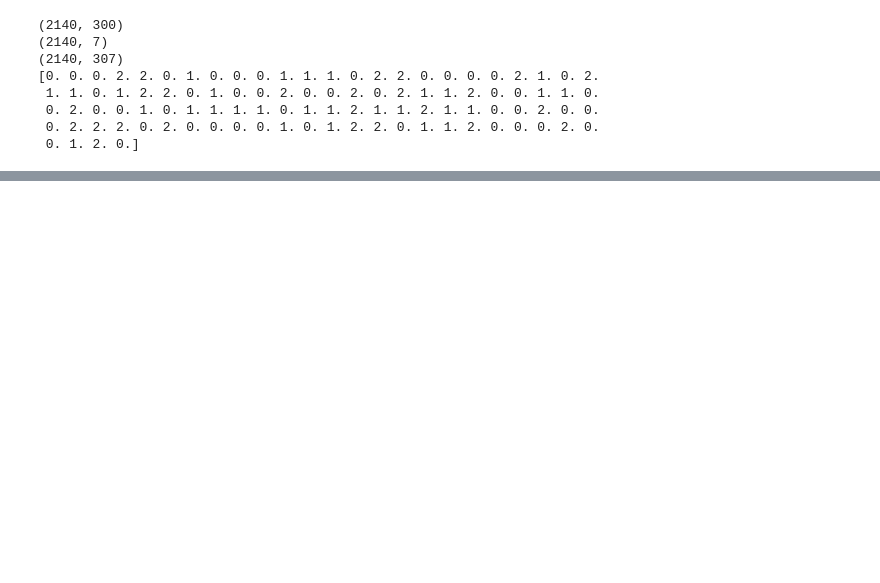
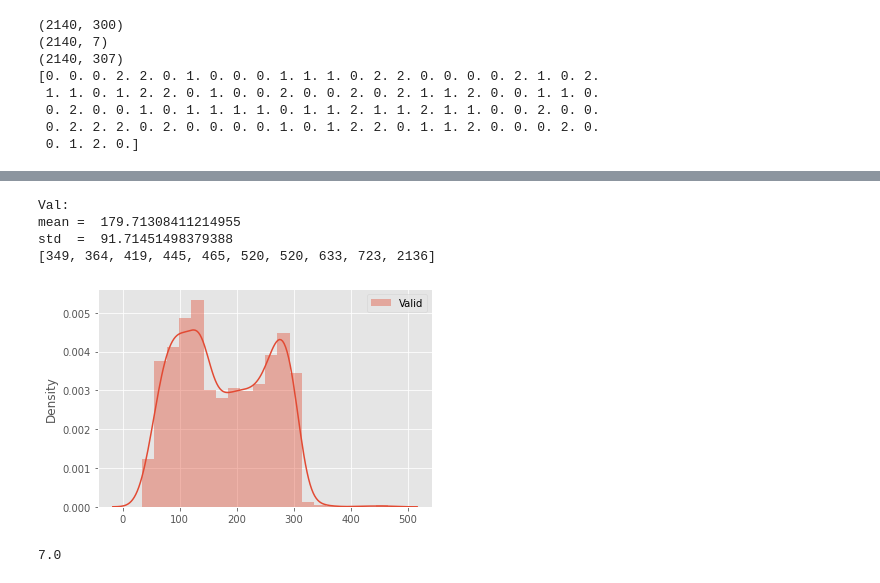
Before and after one commit to rsk97/AAAI-CONSTRAINT, a Jupyter notebook: Fake News/Notebooks/Fake_News_Stats.ipynb, the cells around one changed output, grey strips where cells are left out. Cells and saved outputs as stored; diff of their text form; code cells hidden in the pictures; blank space fills up the shorter version.

```diff
--- a/Fake News/Notebooks/Fake_News_Stats.ipynb
+++ b/Fake News/Notebooks/Fake_News_Stats.ipynb
@@ -346,0 +387,28 @@ save('val_X_new.npy', val_X_new)
+# %%
+# Experiments with Length of Tweet
+tweets = val_df['tweet']
+len_arr = []
+for tweet in tweets:
+  len_arr.append(len(tweet))
+
+print("Val:")
+print("mean = ",np.mean(len_arr))
+print("std  = ",np.std(len_arr))
+
+x = len_arr.copy()
+x.sort()
+print(x[-10:])
+sns.distplot(x[5:-5], hist=True,label="Valid")
+plt.legend(loc="upper right")
+plt.show()
+# %% [output]
+Val:
+mean =  179.71308411214955
+std  =  91.71451498379388
+[349, 364, 419, 445, 465, 520, 520, 633, 723, 2136]
+[figure, added]
+# %%
+x = [1,2,3,4,5,6,7,8,9,10]
+print(np.quantile(x,2/3))
+# %% [output]
+7.0
```
Also changed, not shown: parts of 34 cells of this notebook.
